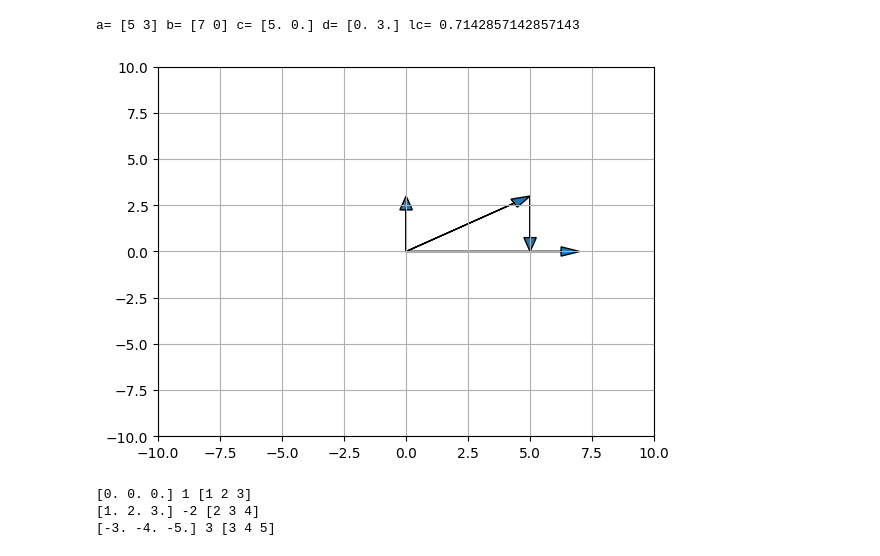
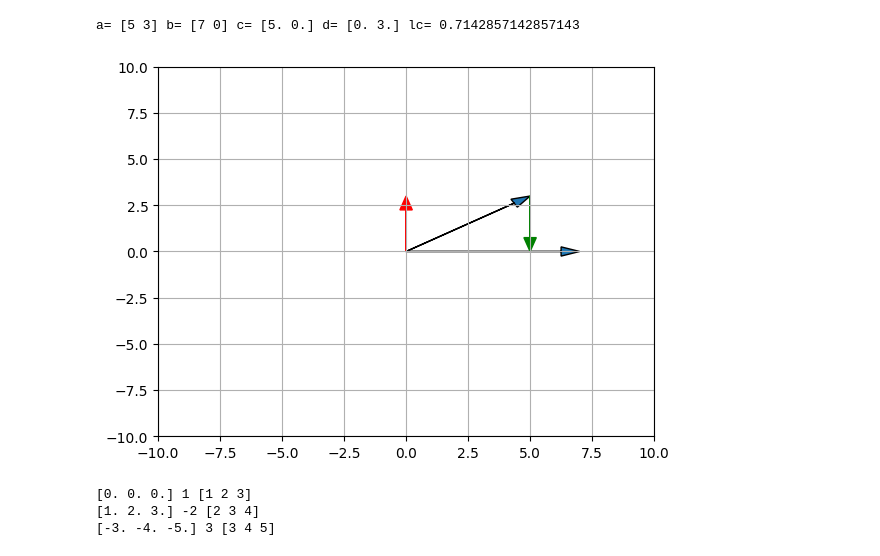
Before and after one commit to rizvian/LinAlg4DataScience, a Jupyter notebook: pyFiles/test-read.ipynb, the cells around one changed output. Saved outputs shown, nothing was run; the diff lists cells and outputs as text; code cells hidden in the pictures.

```diff
--- a/pyFiles/test-read.ipynb
+++ b/pyFiles/test-read.ipynb
@@ -12,21 +11,21 @@ print ((1*a)+(2*b)+(-3*c))
 # %%
 a = np.array([5,3])
 b = np.array([7,0])
 lc = np.dot(b,a)/np.dot(b,b)
 c = b*lc
 d = a - c
 
 print("a=",a,"b=",b,"c=",c, "d=",d, "lc=",lc)
 
 plt.arrow(0,0,a[0],a[1],head_width=0.5, length_includes_head=True)
 plt.arrow(0,0,b[0],b[1],head_width=0.5, length_includes_head=True)
-plt.arrow(a[0],a[1], c[0]-a[0], c[1]-a[1], head_width=0.5, length_includes_head=True)
-plt.arrow(0,0,d[0],d[1],head_width=0.5, length_includes_head=True)
+plt.arrow(a[0],a[1], c[0]-a[0], c[1]-a[1], head_width=0.5, length_includes_head=True, color="green")
+plt.arrow(0,0,d[0],d[1],head_width=0.5, length_includes_head=True, color="red")
 plt.axis([-10,10,-10,10])
 plt.grid()
 # %% [output]
 a= [5 3] b= [7 0] c= [5. 0.] d= [0. 3.] lc= 0.7142857142857143
-[figure, old version]
+[figure, new version]
 # %%
 v1 = np.array([1,2,3])
 v2 = np.array([2,3,4])
```
Also changed, not shown: parts of 1 cell of this notebook, 1 other file.
